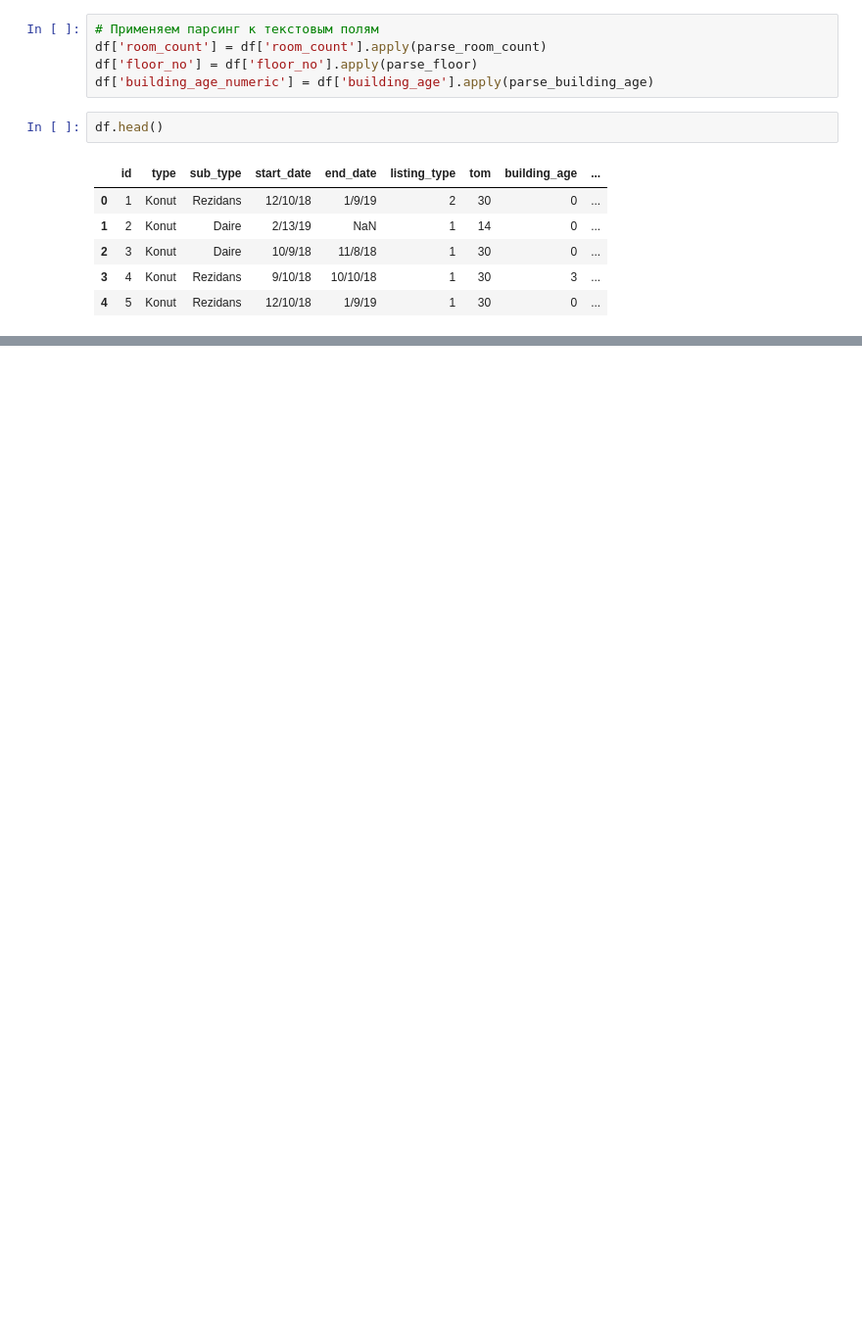
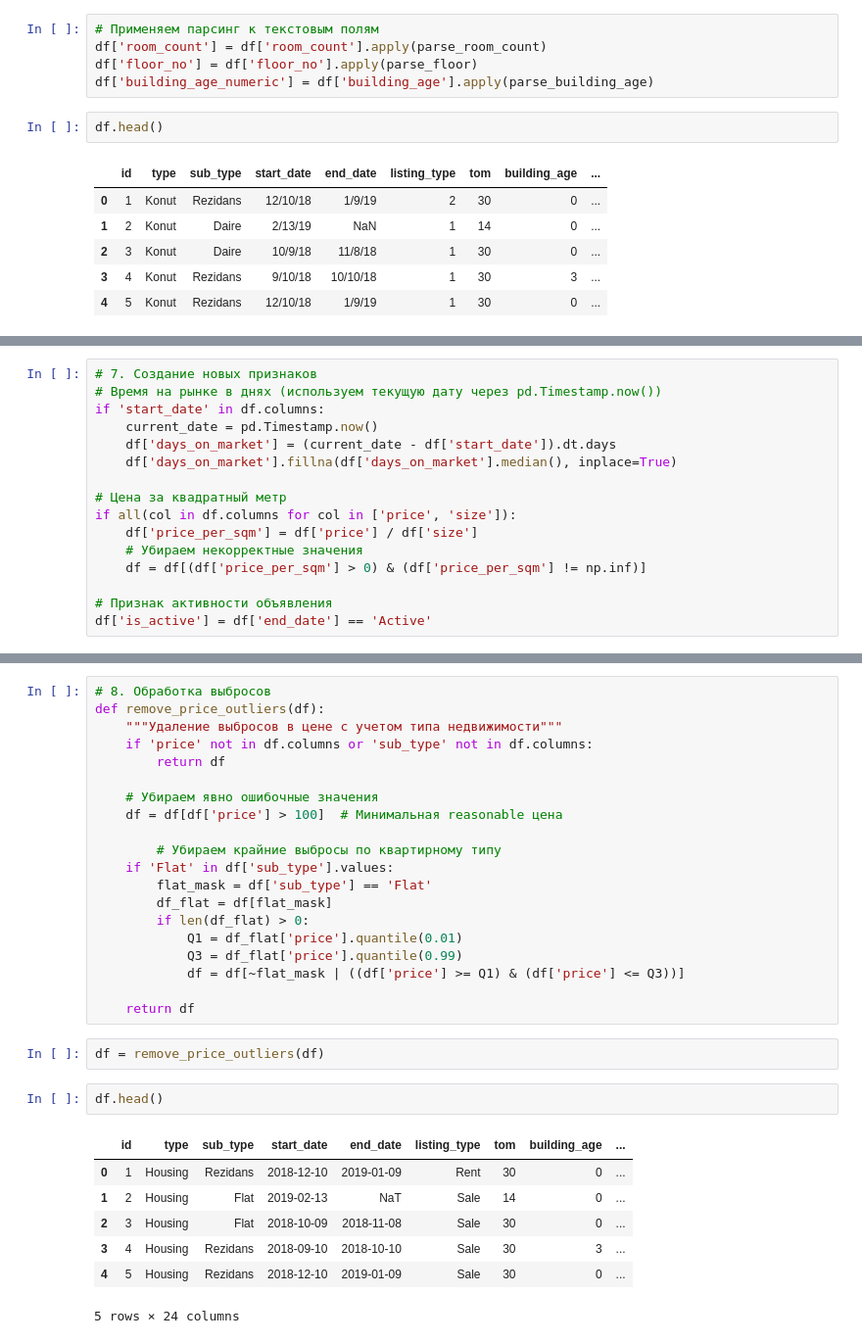
Before and after one commit to mewkfeli/MachineLearning_TeamWork, a Jupyter notebook: Командный.ipynb, the cells around one changed output, grey strips where cells are left out. Shown at 98% size. Saved outputs shown, nothing was run; the diff lists cells and outputs as text; blank space fills up the shorter version.

```diff
--- a/Командный.ipynb
+++ b/Командный.ipynb
@@ -168,0 +304,16 @@ For example, when doing 'df[col].method(value, inplace=True)', try using 'df.met
+# %%
+# 7. Создание новых признаков
+# Время на рынке в днях (используем текущую дату через pd.Timestamp.now())
+if 'start_date' in df.columns:
+    current_date = pd.Timestamp.now()
+    df['days_on_market'] = (current_date - df['start_date']).dt.days
+    df['days_on_market'].fillna(df['days_on_market'].median(), inplace=True)
+
+# Цена за квадратный метр
+if all(col in df.columns for col in ['price', 'size']):
+    df['price_per_sqm'] = df['price'] / df['size']
+    # Убираем некорректные значения
+    df = df[(df['price_per_sqm'] > 0) & (df['price_per_sqm'] != np.inf)]
+
+# Признак активности объявления
+df['is_active'] = df['end_date'] == 'Active'
@@ -168,0 +327,32 @@ For example, when doing 'df[col].method(value, inplace=True)', try using 'df.met
+# %%
+# 8. Обработка выбросов
+def remove_price_outliers(df):
+    """Удаление выбросов в цене с учетом типа недвижимости"""
+    if 'price' not in df.columns or 'sub_type' not in df.columns:
+        return df
+
+    # Убираем явно ошибочные значения
+    df = df[df['price'] > 100]  # Минимальная reasonable цена
+
+        # Убираем крайние выбросы по квартирному типу
+    if 'Flat' in df['sub_type'].values:
+        flat_mask = df['sub_type'] == 'Flat'
+        df_flat = df[flat_mask]
+        if len(df_flat) > 0:
+            Q1 = df_flat['price'].quantile(0.01)
+            Q3 = df_flat['price'].quantile(0.99)
+            df = df[~flat_mask | ((df['price'] >= Q1) & (df['price'] <= Q3))]
+
+    return df
+# %%
+df = remove_price_outliers(df)
+# %%
+df.head()
+# %% [output]
+|  | id | type | sub_type | start_date | end_date | listing_type | tom | building_age | ... |
+| 0 | 1 | Housing | Rezidans | 2018-12-10 | 2019-01-09 | Rent | 30 | 0 | ... |
+| 1 | 2 | Housing | Flat | 2019-02-13 | NaT | Sale | 14 | 0 | ... |
+| 2 | 3 | Housing | Flat | 2018-10-09 | 2018-11-08 | Sale | 30 | 0 | ... |
+| 3 | 4 | Housing | Rezidans | 2018-09-10 | 2018-10-10 | Sale | 30 | 3 | ... |
+| 4 | 5 | Housing | Rezidans | 2018-12-10 | 2019-01-09 | Sale | 30 | 0 | ... |
+5 rows × 24 columns
```
Also changed, not shown: parts of 10 cells of this notebook.
